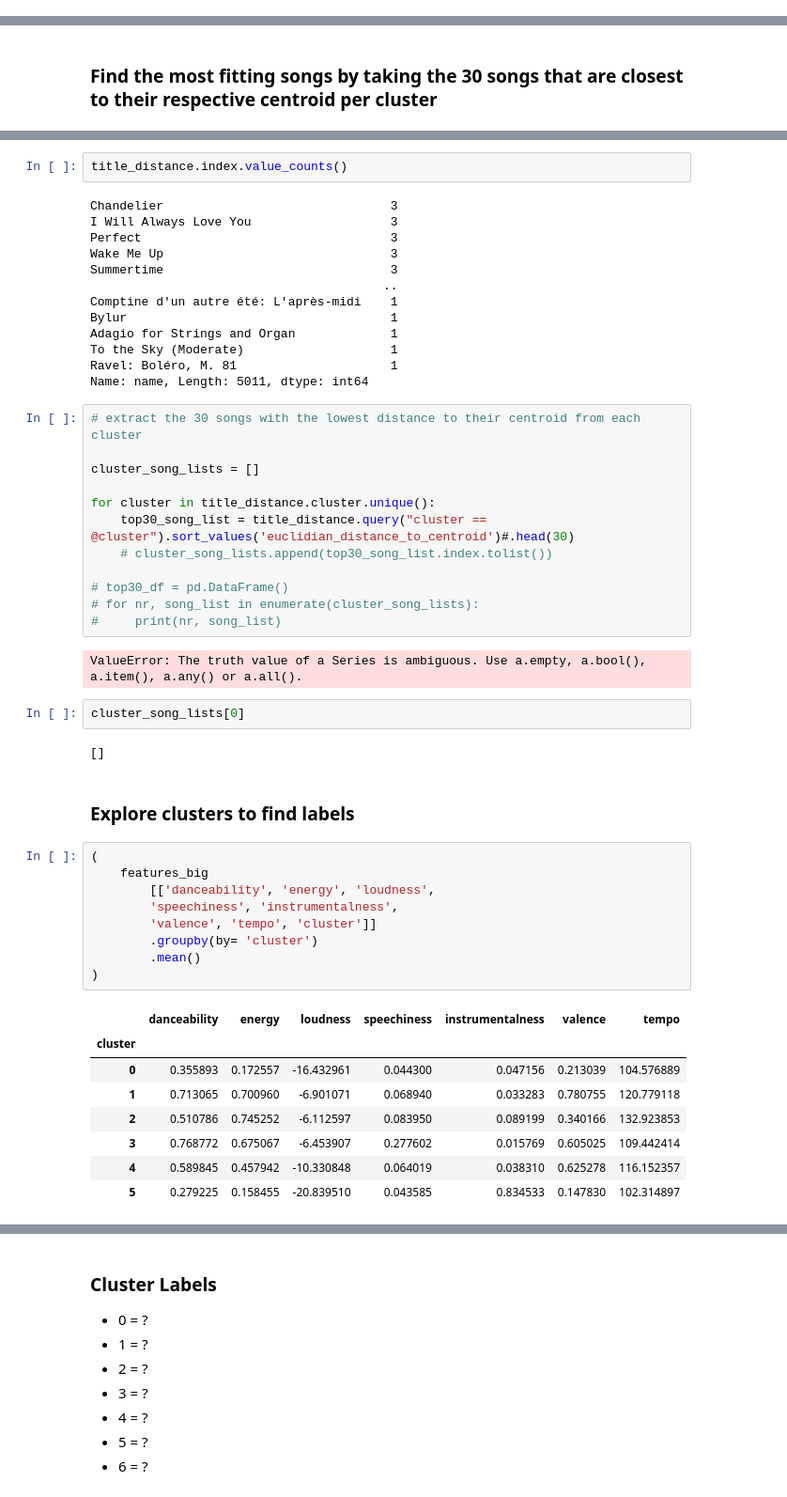
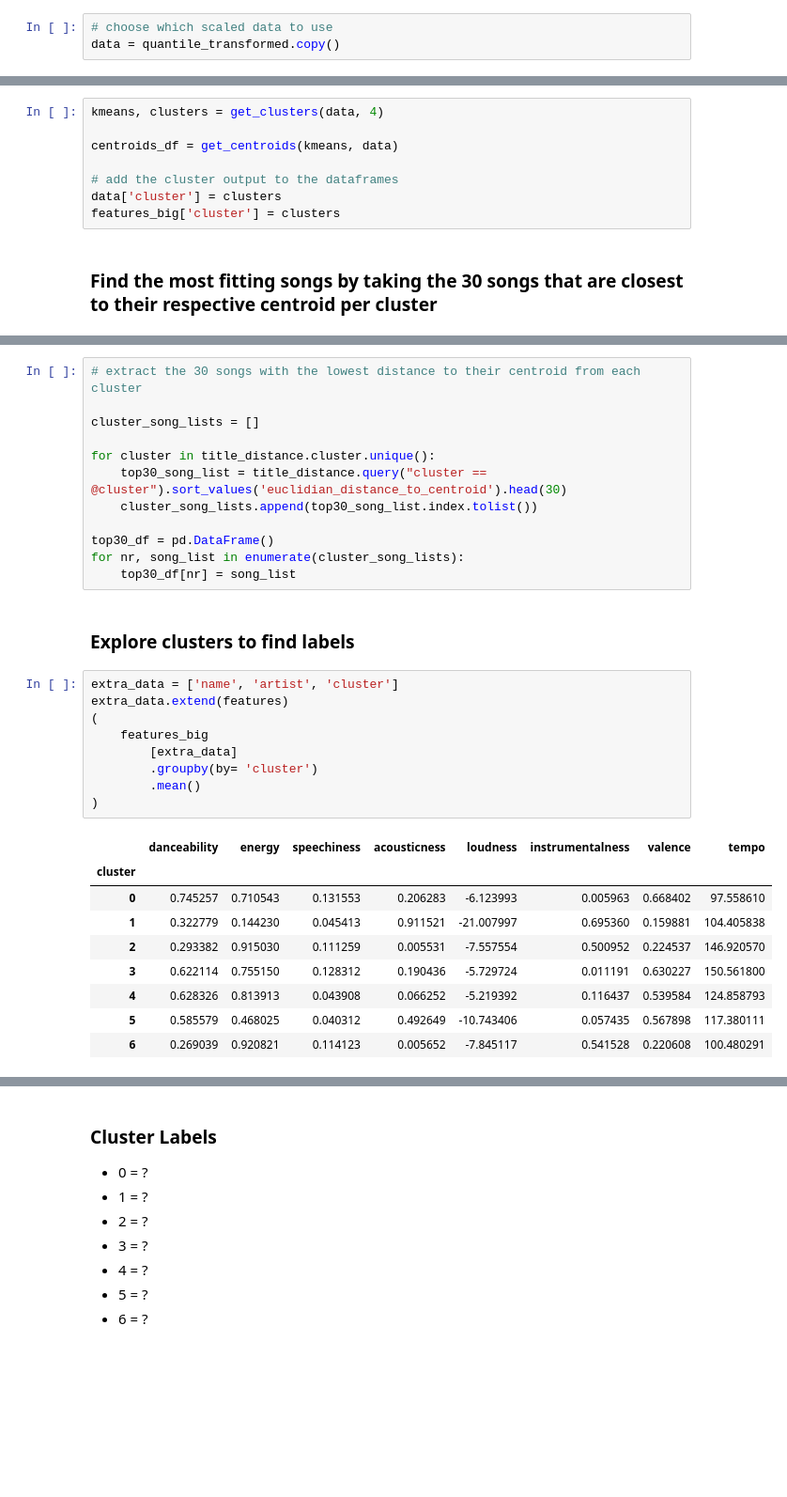
Before and after one commit to tobiasaurer/machine-learning-music, a Jupyter notebook: moosic.ipynb, the cells around one changed output, grey strips where cells are left out. Shown: that part at 94% size. Cells and saved outputs as stored; diff of their text form; blank space fills up the shorter version.

```diff
--- a/moosic.ipynb
+++ b/moosic.ipynb
@@ -259,4 +279,7 @@ Quantile transformed:
 ## Conduct clustering and explore results
 # %% [markdown]
 ### Create clusters
+# %%
+# choose which scaled data to use
+data = quantile_transformed.copy()
 # %%
@@ -286,3 +304,11 @@ scaled_clustered_reindexed = scaled_clustered.reset_index().copy()
+# %%
+kmeans, clusters = get_clusters(data, 4)
+
+centroids_df = get_centroids(kmeans, data)
+
+# add the cluster output to the dataframes
+data['cluster'] = clusters
+features_big['cluster'] = clusters
 # %% [markdown]
 ### Find the most fitting songs by taking the 30 songs that are closest to their respective centroid per cluster
 # %%
@@ -313,55 +337,35 @@ title_distance.loc[title_distance.index == 'I Will Always Love You',:]
-# %%
-title_distance.index.value_counts()
-# %% [output]
-Chandelier                               3
-I Will Always Love You                   3
-Perfect                                  3
-Wake Me Up                               3
-Summertime                               3
-                                        ..
-Comptine d'un autre été: L'après-midi    1
-Bylur                                    1
-Adagio for Strings and Organ             1
-To the Sky (Moderate)                    1
-Ravel: Boléro, M. 81                     1
-Name: name, Length: 5011, dtype: int64
 # %%
 # extract the 30 songs with the lowest distance to their centroid from each cluster
 
 cluster_song_lists = []
 
 for cluster in title_distance.cluster.unique():
-    top30_song_list = title_distance.query("cluster == @cluster").sort_values('euclidian_distance_to_centroid')#.head(30)
-    # cluster_song_lists.append(top30_song_list.index.tolist())
+    top30_song_list = title_distance.query("cluster == @cluster").sort_values('euclidian_distance_to_centroid').head(30)
+    cluster_song_lists.append(top30_song_list.index.tolist())
 
-# top30_df = pd.DataFrame()
-# for nr, song_list in enumerate(cluster_song_lists):
-#     print(nr, song_list)
+top30_df = pd.DataFrame()
+for nr, song_list in enumerate(cluster_song_lists):
+    top30_df[nr] = song_list
-# %% [output]
-ValueError: The truth value of a Series is ambiguous. Use a.empty, a.bool(), a.item(), a.any() or a.all().
-# %%
-cluster_song_lists[0]
-# %% [output]
-[]
 # %% [markdown]
 ### Explore clusters to find labels
-# %%
-(
-    features_big
-        [['danceability', 'energy', 'loudness',
-        'speechiness', 'instrumentalness',
-        'valence', 'tempo', 'cluster']]
-        .groupby(by= 'cluster')
-        .mean()
-)
-# %% [output]
-|  | danceability | energy | loudness | speechiness | instrumentalness | valence | tempo |
-| cluster |  |  |  |  |  |  |  |
-| 0 | 0.355893 | 0.172557 | -16.432961 | 0.044300 | 0.047156 | 0.213039 | 104.576889 |
-| 1 | 0.713065 | 0.700960 | -6.901071 | 0.068940 | 0.033283 | 0.780755 | 120.779118 |
-| 2 | 0.510786 | 0.745252 | -6.112597 | 0.083950 | 0.089199 | 0.340166 | 132.923853 |
-| 3 | 0.768772 | 0.675067 | -6.453907 | 0.277602 | 0.015769 | 0.605025 | 109.442414 |
-| 4 | 0.589845 | 0.457942 | -10.330848 | 0.064019 | 0.038310 | 0.625278 | 116.152357 |
-| 5 | 0.279225 | 0.158455 | -20.839510 | 0.043585 | 0.834533 | 0.147830 | 102.314897 |
+# %%
+extra_data = ['name', 'artist', 'cluster']
+extra_data.extend(features)
+(
+    features_big
+        [extra_data]
+        .groupby(by= 'cluster')
+        .mean()
+)
+# %% [output]
+|  | danceability | energy | speechiness | acousticness | loudness | instrumentalness | valence | tempo |
+| cluster |  |  |  |  |  |  |  |  |
+| 0 | 0.745257 | 0.710543 | 0.131553 | 0.206283 | -6.123993 | 0.005963 | 0.668402 | 97.558610 |
+| 1 | 0.322779 | 0.144230 | 0.045413 | 0.911521 | -21.007997 | 0.695360 | 0.159881 | 104.405838 |
+| 2 | 0.293382 | 0.915030 | 0.111259 | 0.005531 | -7.557554 | 0.500952 | 0.224537 | 146.920570 |
+| 3 | 0.622114 | 0.755150 | 0.128312 | 0.190436 | -5.729724 | 0.011191 | 0.630227 | 150.561800 |
+| 4 | 0.628326 | 0.813913 | 0.043908 | 0.066252 | -5.219392 | 0.116437 | 0.539584 | 124.858793 |
+| 5 | 0.585579 | 0.468025 | 0.040312 | 0.492649 | -10.743406 | 0.057435 | 0.567898 | 117.380111 |
+| 6 | 0.269039 | 0.920821 | 0.114123 | 0.005652 | -7.845117 | 0.541528 | 0.220608 | 100.480291 |
 # %%
 features_big.groupby(by = 'cluster').agg(count = ('name', 'count'))
```
Also changed, not shown: parts of 22 cells of this notebook.
